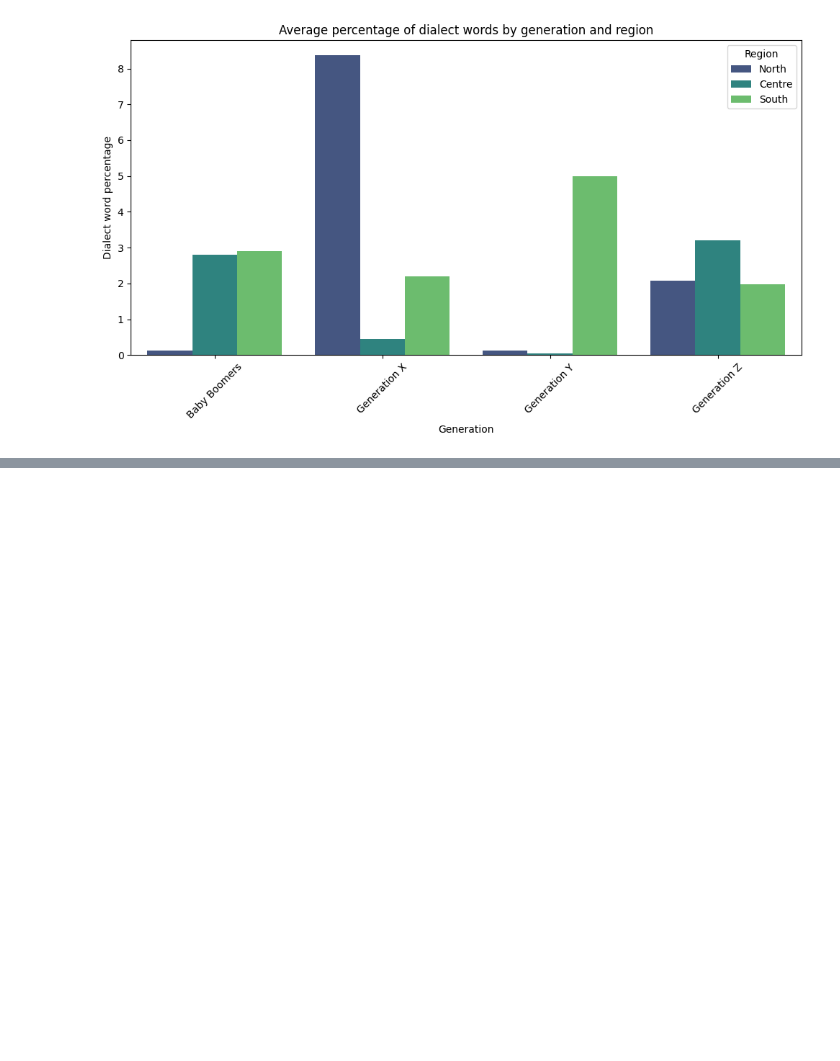
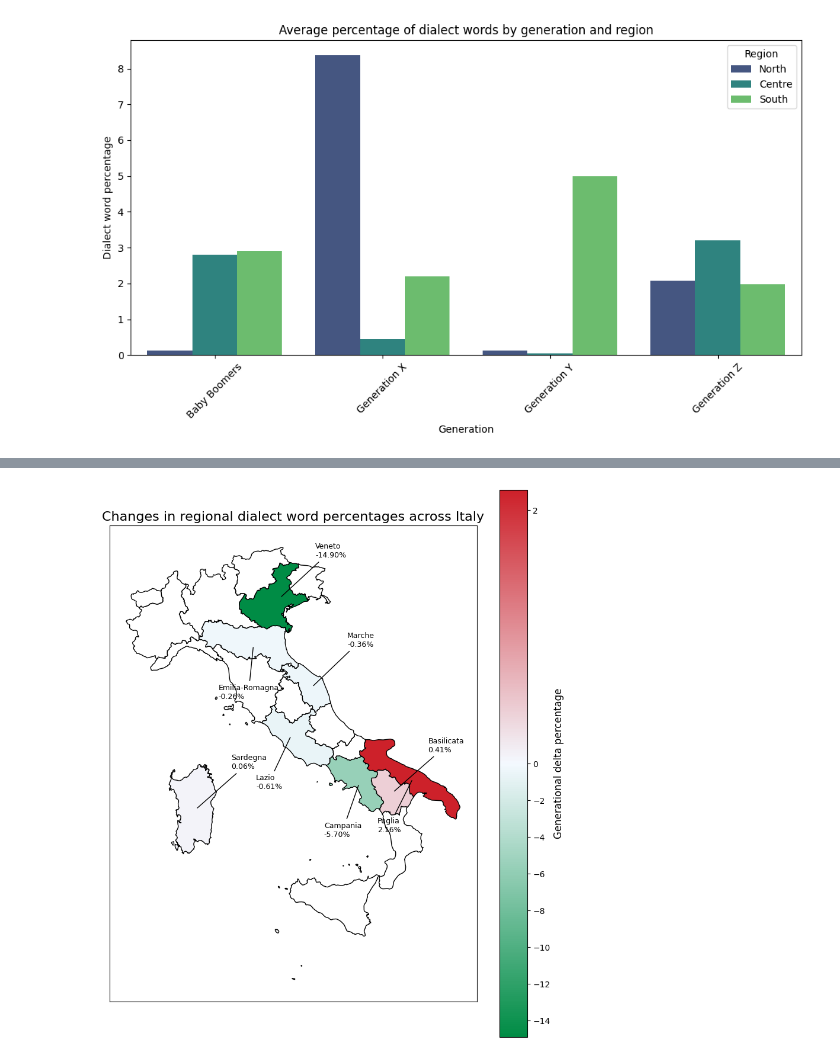
Before and after one commit to nichothenacho64/Generation-Tutti, a Jupyter notebook: notebooks/eda_q3.ipynb, the cells around one changed output, grey strips where cells are left out. Drawn from its saved outputs; the diff is of its cells as text; code cells hidden in the pictures; blank space fills up the shorter version.

```diff
--- a/notebooks/eda_q3.ipynb
+++ b/notebooks/eda_q3.ipynb
@@ -381,0 +257,68 @@ plt.show()
+# %%
+import geopandas as gpd
+import matplotlib.colors as mcolors
+import matplotlib.pyplot as plt
+
+from eda.utils import FOLDER_DIR
+
+italy_flag = mcolors.LinearSegmentedColormap.from_list(
+    "italy_flag", ["#008C45", "#F4F9FF", "#CD212A"]
+)
+
+region_dialects_df = get_region_dialects_df()
+region_deltas = calculate_regional_deltas(region_dialects_df)
+
+gdf = gpd.read_file(FOLDER_DIR / "data" / "italy_regions.json")
+gdf["name"] = gdf["name"].str.lower()
+gdf["delta"] = gdf["name"].map(lambda value: region_deltas.get(value, np.nan))
+
+gdf["longtitude"] = gdf.geometry.representative_point().x
+gdf = gdf.sort_values("longtitude", ascending=False)
+
+vmin = gdf["delta"].min()
+vmax = gdf["delta"].max()
+
+norm = mcolors.TwoSlopeNorm(vmin=vmin, vcenter=0, vmax=vmax)
+
+fig, ax = plt.subplots(figsize=(10, 12))
+ax.tick_params(left=False, bottom=False, labelleft=False, labelbottom=False)
+
+gdf.plot(
+    ax=ax,
+    column="delta",
+    edgecolor="black",
+    cmap=italy_flag,
+    norm=norm,
+    missing_kwds=dict(color="white"),
+    legend=True
+)
+
+fig.axes[-1].set_ylabel("Generational delta percentage", fontsize=12)
+
+for i, (_, row) in enumerate(gdf.dropna(subset=["delta"]).iterrows()):
+    direction = -1 if i % 2 == 0 else 1
+    point = row.geometry.representative_point()
+    xy = x, y = point.x, point.y
+
+    offset_x = x + 1.25 * direction
+    offset_y = y + 1.25 * direction
+
+    ax.annotate(
+        f"{row["name"].title()}\n{row["delta"]:.2f}%",
+        xy=xy,
+        xytext=(offset_x, offset_y),
+        ha="left",
+        va="center",
+        fontsize=9,
+        color="black",
+        arrowprops=dict(
+            arrowstyle='-',
+            color="black",
+            lw=1
+        )
+    )
+
+plt.title("Changes in regional dialect word percentages across Italy", fontsize=16)
+plt.show()
+# %% [output]
+[figure, added]
```
Also changed, not shown: parts of 10 cells of this notebook, 4 other files.
